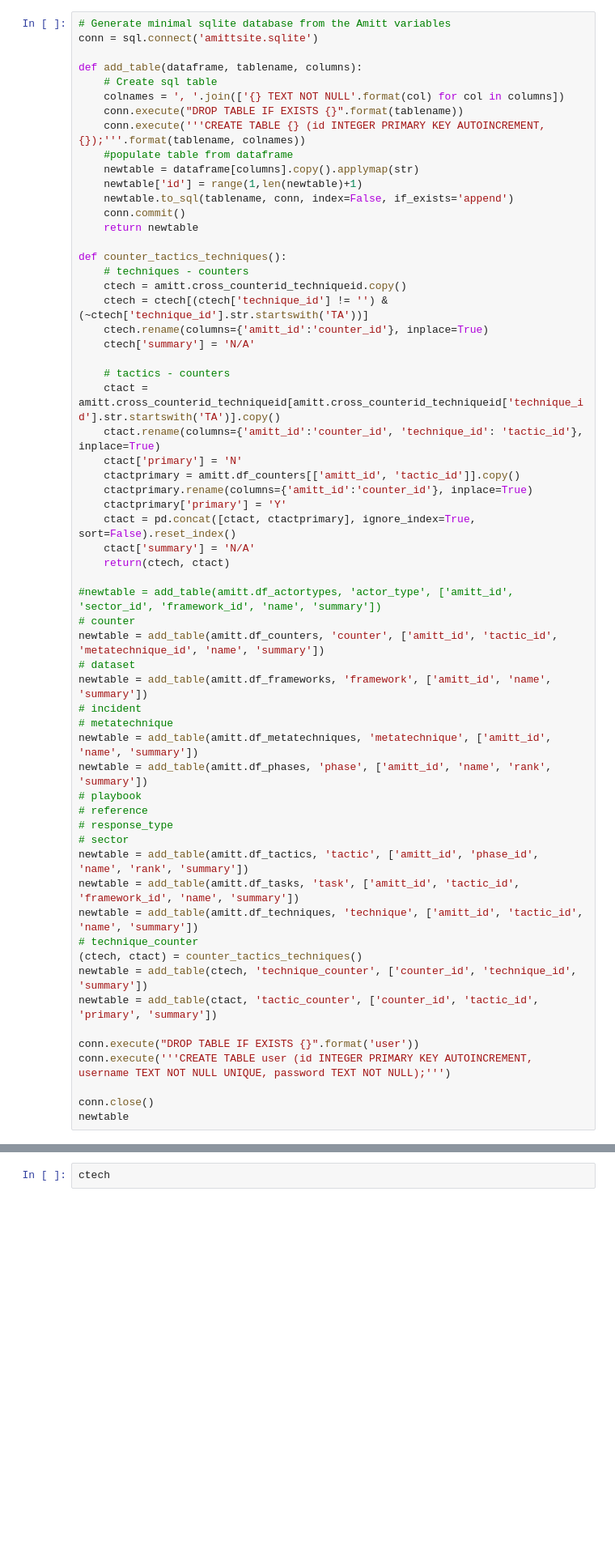
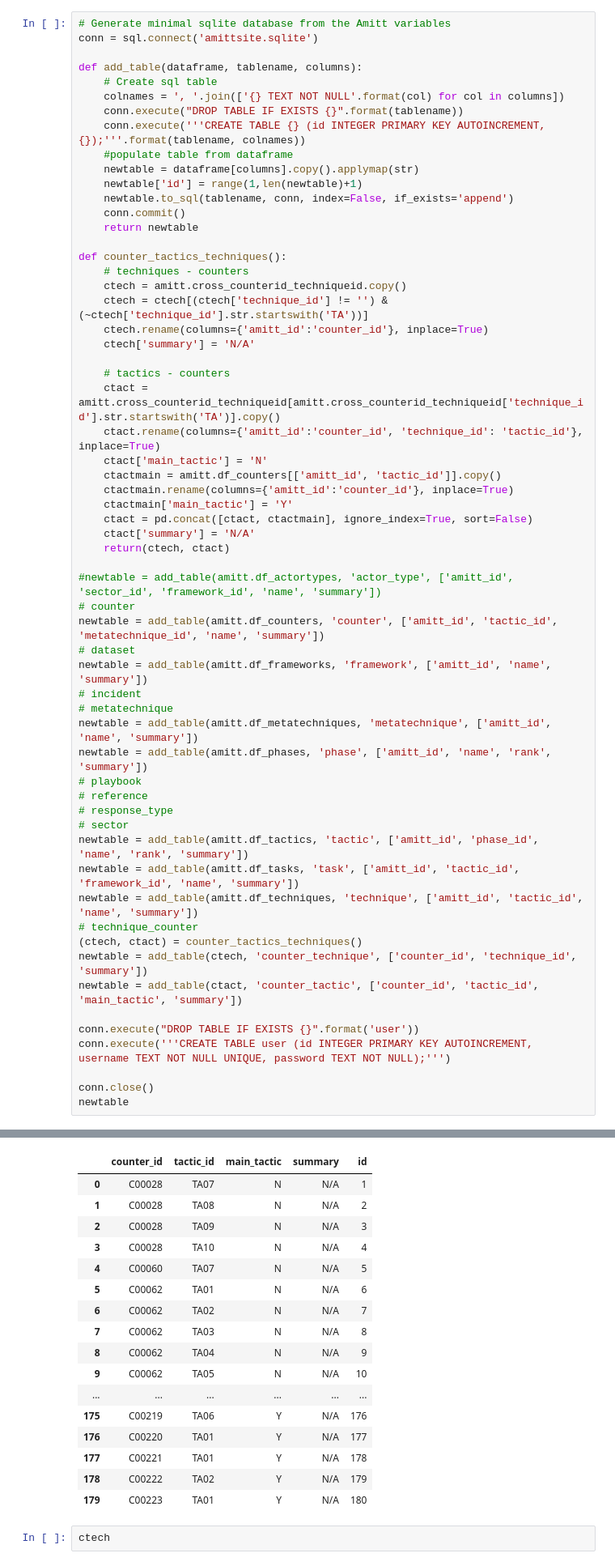
Before and after one commit to cogsec-collaborative/AMITT, a Jupyter notebook: HTML_GENERATING_CODE/AMITT_create_website_sql.ipynb, the cells around one changed output, grey strips where cells are left out. Shown: that part at 81% size. Cells and saved outputs as stored; diff of their text form; blank space fills up the shorter version.

```diff
--- a/HTML_GENERATING_CODE/AMITT_create_website_sql.ipynb
+++ b/HTML_GENERATING_CODE/AMITT_create_website_sql.ipynb
@@ -62,11 +62,11 @@ def counter_tactics_techniques():
     # tactics - counters
     ctact = amitt.cross_counterid_techniqueid[amitt.cross_counterid_techniqueid['technique_id'].str.startswith('TA')].copy()
     ctact.rename(columns={'amitt_id':'counter_id', 'technique_id': 'tactic_id'}, inplace=True)
-    ctact['primary'] = 'N'
-    ctactprimary = amitt.df_counters[['amitt_id', 'tactic_id']].copy()
-    ctactprimary.rename(columns={'amitt_id':'counter_id'}, inplace=True)
-    ctactprimary['primary'] = 'Y'
-    ctact = pd.concat([ctact, ctactprimary], ignore_index=True, sort=False).reset_index()
+    ctact['main_tactic'] = 'N'
+    ctactmain = amitt.df_counters[['amitt_id', 'tactic_id']].copy()
+    ctactmain.rename(columns={'amitt_id':'counter_id'}, inplace=True)
+    ctactmain['main_tactic'] = 'Y'
+    ctact = pd.concat([ctact, ctactmain], ignore_index=True, sort=False)
     ctact['summary'] = 'N/A'
     return(ctech, ctact)
 
@@ -88,8 +88,8 @@ newtable = add_table(amitt.df_tasks, 'task', ['amitt_id', 'tactic_id', 'framewor
 newtable = add_table(amitt.df_techniques, 'technique', ['amitt_id', 'tactic_id', 'name', 'summary'])
 # technique_counter
 (ctech, ctact) = counter_tactics_techniques()
-newtable = add_table(ctech, 'technique_counter', ['counter_id', 'technique_id', 'summary'])
-newtable = add_table(ctact, 'tactic_counter', ['counter_id', 'tactic_id', 'primary', 'summary'])
+newtable = add_table(ctech, 'counter_technique', ['counter_id', 'technique_id', 'summary'])
+newtable = add_table(ctact, 'counter_tactic', ['counter_id', 'tactic_id', 'main_tactic', 'summary'])
 
 conn.execute("DROP TABLE IF EXISTS {}".format('user'))
 conn.execute('''CREATE TABLE user (id INTEGER PRIMARY KEY AUTOINCREMENT, username TEXT NOT NULL UNIQUE, password TEXT NOT NULL);''')
@@ -101,3 +100,20 @@ OperationalError: near "TEXT": syntax error
+|  | counter_id | tactic_id | main_tactic | summary | id |
+| 0 | C00028 | TA07 | N | N/A | 1 |
+| 1 | C00028 | TA08 | N | N/A | 2 |
+| 2 | C00028 | TA09 | N | N/A | 3 |
+| 3 | C00028 | TA10 | N | N/A | 4 |
+| 4 | C00060 | TA07 | N | N/A | 5 |
+| 5 | C00062 | TA01 | N | N/A | 6 |
+| 6 | C00062 | TA02 | N | N/A | 7 |
+| 7 | C00062 | TA03 | N | N/A | 8 |
+| 8 | C00062 | TA04 | N | N/A | 9 |
+| 9 | C00062 | TA05 | N | N/A | 10 |
+| ... | ... | ... | ... | ... | ... |
+| 175 | C00219 | TA06 | Y | N/A | 176 |
+| 176 | C00220 | TA01 | Y | N/A | 177 |
+| 177 | C00221 | TA01 | Y | N/A | 178 |
+| 178 | C00222 | TA02 | Y | N/A | 179 |
+| 179 | C00223 | TA01 | Y | N/A | 180 |
 # %%
 ctech
 # %% [output]
```
Also changed, not shown: parts of 2 cells of this notebook, 1 other file.
